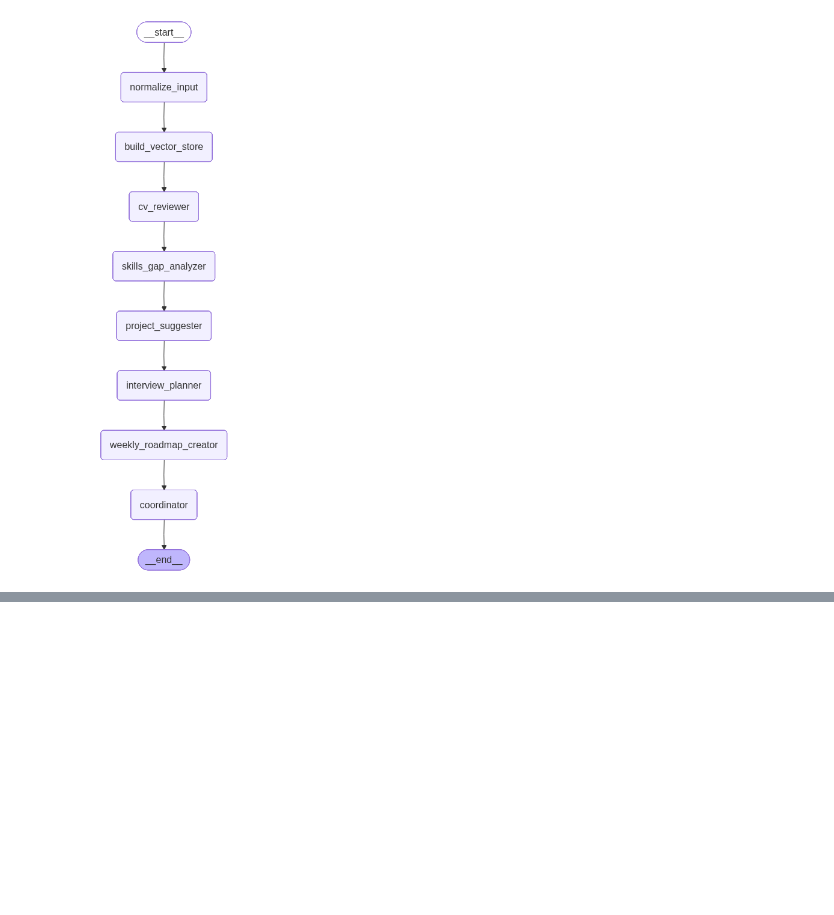
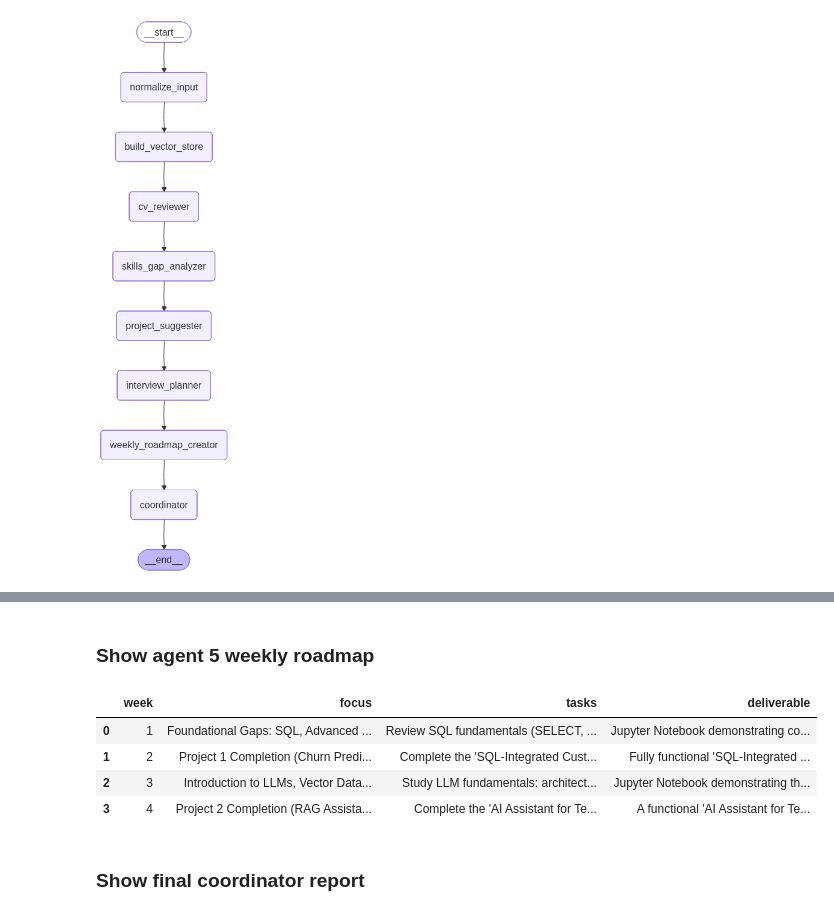
Before and after one commit to mdmohsin212/Generative-AI, a Jupyter notebook: Multi-Agent Career Assistant/Multi-Agent.ipynb, the cells around one changed output, grey strips where cells are left out. Saved outputs shown, nothing was run; the diff lists cells and outputs as text; code cells hidden in the pictures; blank space fills up the shorter version.

```diff
--- a/Multi-Agent Career Assistant/Multi-Agent.ipynb
+++ b/Multi-Agent Career Assistant/Multi-Agent.ipynb
@@ -864,0 +964,15 @@ print("Final Project Suggestions:", len(result["final_output"]["project_recommen
+# %% [markdown]
+### Show agent 5 weekly roadmap
+# %%
+roadmap_df = make_roadmap_df(
+    [item for item in result["roadmap"]["weekly_plan"]]
+)
+roadmap_df
+# %% [output]
+|  | week | focus | tasks | deliverable |
+| 0 | 1 | Foundational Gaps: SQL, Advanced ... | Review SQL fundamentals (SELECT, ... | Jupyter Notebook demonstrating co... |
+| 1 | 2 | Project 1 Completion (Churn Predi... | Complete the 'SQL-Integrated Cust... | Fully functional 'SQL-Integrated ... |
+| 2 | 3 | Introduction to LLMs, Vector Data... | Study LLM fundamentals: architect... | Jupyter Notebook demonstrating th... |
+| 3 | 4 | Project 2 Completion (RAG Assista... | Complete the 'AI Assistant for Te... | A functional 'AI Assistant for Te... |
+# %% [markdown]
+### Show final coordinator report
```
Also changed, not shown: parts of 12 cells of this notebook.
